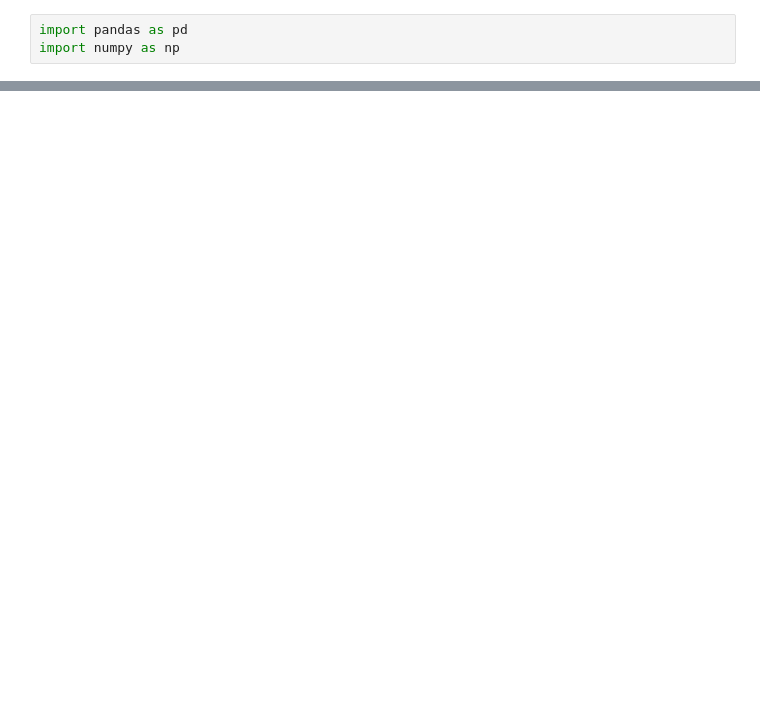
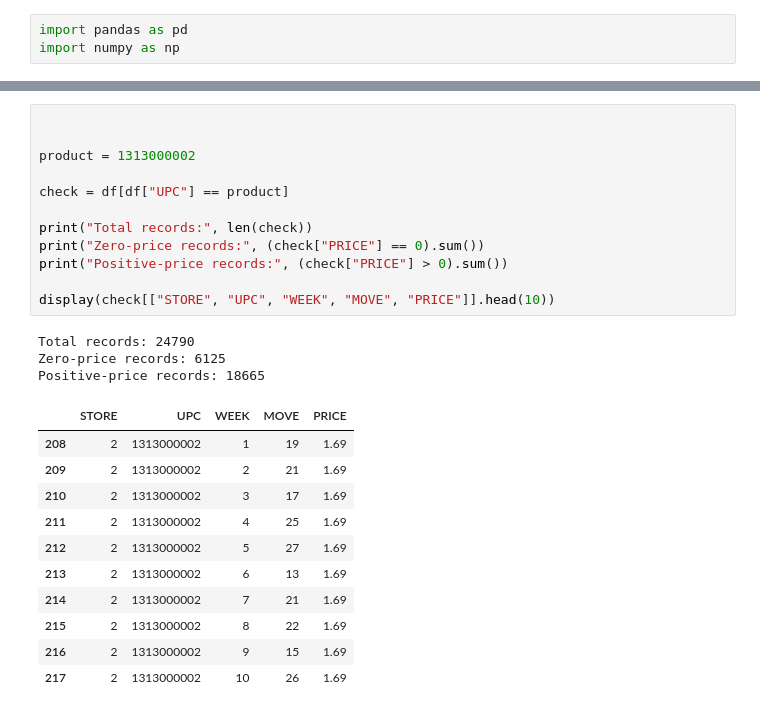
Before and after one commit to Ashokyadhav/Econocausal, a Jupyter notebook: Econocasual.ipynb, the cells around one changed output, grey strips where cells are left out. Saved outputs shown, nothing was run; the diff lists cells and outputs as text; blank space fills up the shorter version.

```diff
--- a/Econocasual.ipynb
+++ b/Econocasual.ipynb
@@ -137,0 +178,27 @@ OK unique values:
+# %%
+
+
+product = 1313000002
+
+check = df[df["UPC"] == product]
+
+print("Total records:", len(check))
+print("Zero-price records:", (check["PRICE"] == 0).sum())
+print("Positive-price records:", (check["PRICE"] > 0).sum())
+
+display(check[["STORE", "UPC", "WEEK", "MOVE", "PRICE"]].head(10))
+# %% [output]
+Total records: 24790
+Zero-price records: 6125
+Positive-price records: 18665
+|  | STORE | UPC | WEEK | MOVE | PRICE |
+| 208 | 2 | 1313000002 | 1 | 19 | 1.69 |
+| 209 | 2 | 1313000002 | 2 | 21 | 1.69 |
+| 210 | 2 | 1313000002 | 3 | 17 | 1.69 |
+| 211 | 2 | 1313000002 | 4 | 25 | 1.69 |
+| 212 | 2 | 1313000002 | 5 | 27 | 1.69 |
+| 213 | 2 | 1313000002 | 6 | 13 | 1.69 |
+| 214 | 2 | 1313000002 | 7 | 21 | 1.69 |
+| 215 | 2 | 1313000002 | 8 | 22 | 1.69 |
+| 216 | 2 | 1313000002 | 9 | 15 | 1.69 |
+| 217 | 2 | 1313000002 | 10 | 26 | 1.69 |
```
Also changed, not shown: parts of 22 cells of this notebook.
